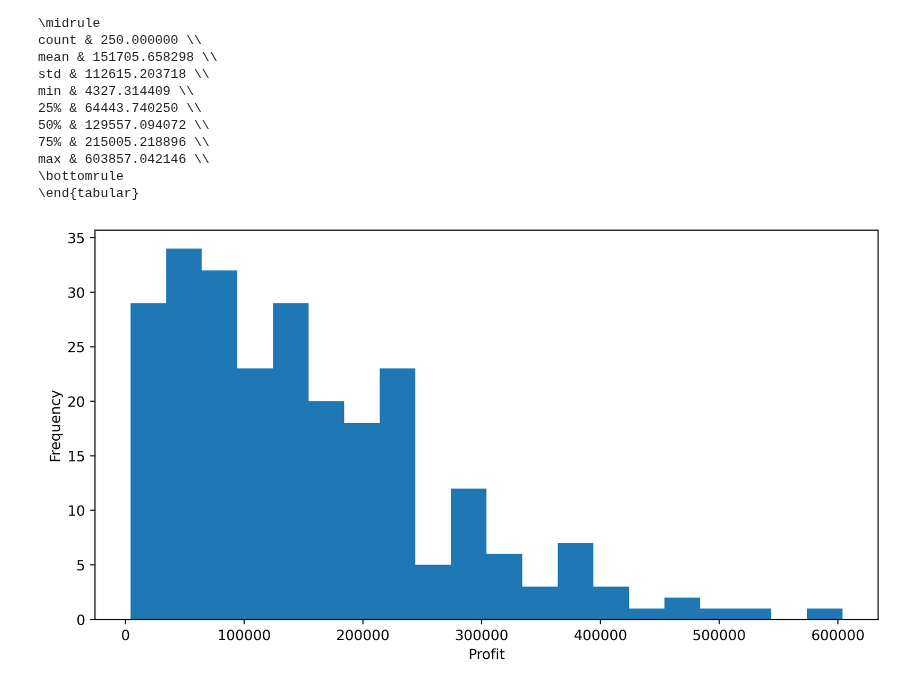
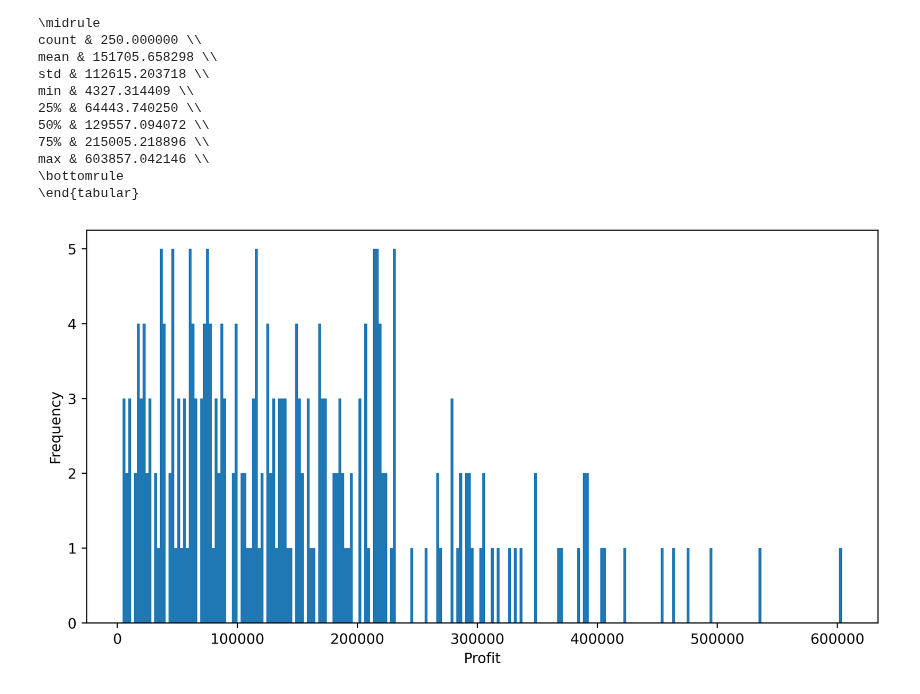
Before and after one commit to Max-f123/Renewables_in_Electricity_Markets, a Jupyter notebook: Assignment2/Task1/1_1_plots.ipynb, the cells around one changed output. Cells and saved outputs as stored; diff of their text form; code cells hidden in the pictures.

```diff
--- a/Assignment2/Task1/1_1_plots.ipynb
+++ b/Assignment2/Task1/1_1_plots.ipynb
@@ -29,8 +29,8 @@ max & 603857.042146 \\
 # %%
 #make good looking histogram of profits
 plt.xlabel('Profit')
 plt.ylabel('Frequency')
-plt.hist(profits['profit'], bins=20)
+plt.hist(profits['profit'], bins=250)
 plt.savefig('1_1_results/profits_histogram.png')
 # %% [output]
-[figure, old version]
+[figure, new version]
```
Also changed, not shown: 5 other files.
